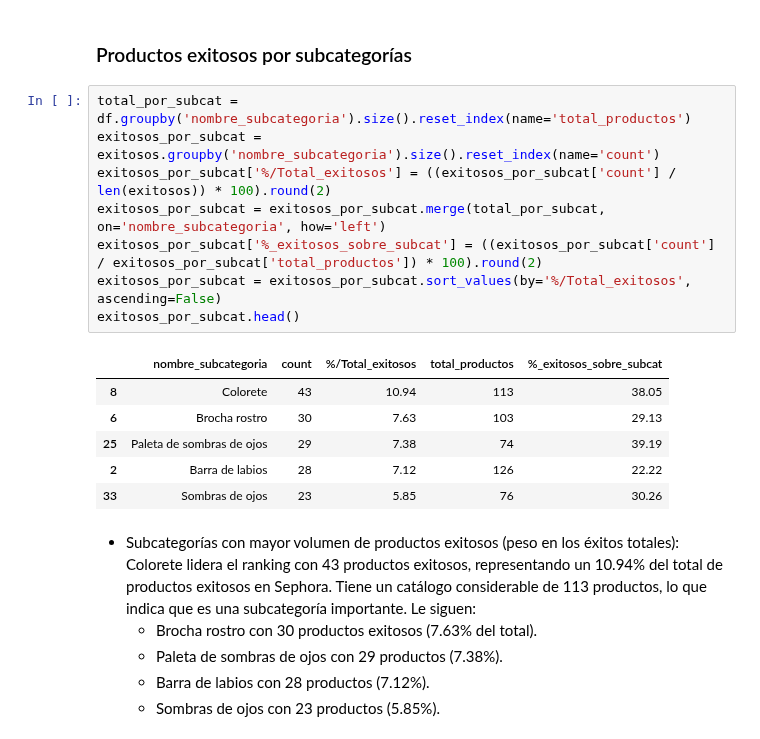
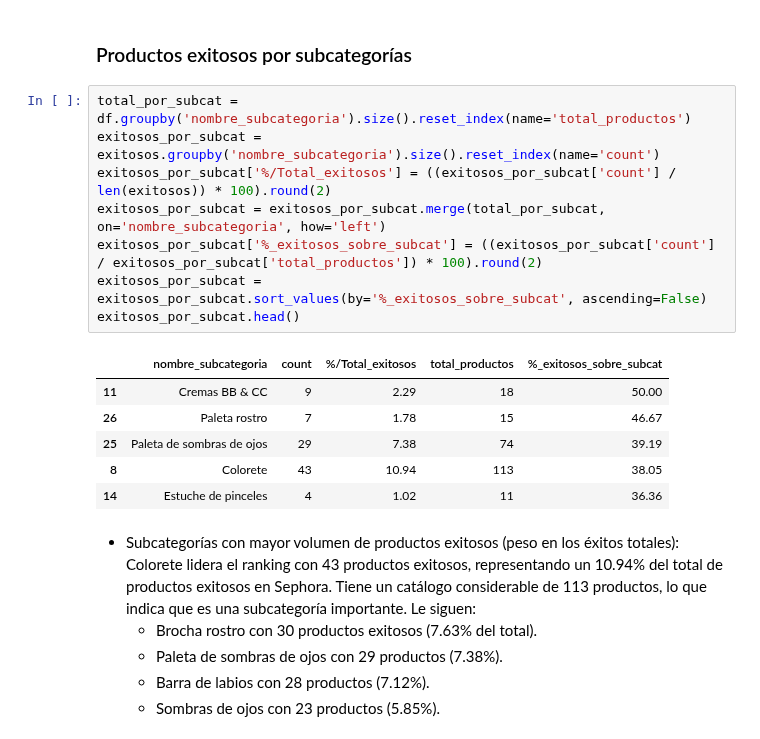
Before and after one commit to raquelscv/proyecto_final_sephora, a Jupyter notebook: eda.ipynb, the cells around one changed output. Saved outputs shown, nothing was run; the diff lists cells and outputs as text.

```diff
--- a/eda.ipynb
+++ b/eda.ipynb
@@ -517,18 +517,18 @@ exitosos_por_cat.head(5)
 # %%
 total_por_subcat = df.groupby('nombre_subcategoria').size().reset_index(name='total_productos')
 exitosos_por_subcat = exitosos.groupby('nombre_subcategoria').size().reset_index(name='count')
 exitosos_por_subcat['%/Total_exitosos'] = ((exitosos_por_subcat['count'] / len(exitosos)) * 100).round(2)
 exitosos_por_subcat = exitosos_por_subcat.merge(total_por_subcat, on='nombre_subcategoria', how='left')
 exitosos_por_subcat['%_exitosos_sobre_subcat'] = ((exitosos_por_subcat['count'] / exitosos_por_subcat['total_productos']) * 100).round(2)
-exitosos_por_subcat = exitosos_por_subcat.sort_values(by='%/Total_exitosos', ascending=False)
+exitosos_por_subcat = exitosos_por_subcat.sort_values(by='%_exitosos_sobre_subcat', ascending=False)
 exitosos_por_subcat.head()
 # %% [output]
 |  | nombre_subcategoria | count | %/Total_exitosos | total_productos | %_exitosos_sobre_subcat |
+| 11 | Cremas BB & CC | 9 | 2.29 | 18 | 50.00 |
+| 26 | Paleta rostro | 7 | 1.78 | 15 | 46.67 |
+| 25 | Paleta de sombras de ojos | 29 | 7.38 | 74 | 39.19 |
 | 8 | Colorete | 43 | 10.94 | 113 | 38.05 |
-| 6 | Brocha rostro | 30 | 7.63 | 103 | 29.13 |
-| 25 | Paleta de sombras de ojos | 29 | 7.38 | 74 | 39.19 |
-| 2 | Barra de labios | 28 | 7.12 | 126 | 22.22 |
-| 33 | Sombras de ojos | 23 | 5.85 | 76 | 30.26 |
+| 14 | Estuche de pinceles | 4 | 1.02 | 11 | 36.36 |
 # %% [markdown]
 - Subcategorías con mayor volumen de productos exitosos (peso en los éxitos totales): Colorete lidera el ranking con 43 productos exitosos, representando un 10.94% del total de productos exitosos en Sephora. Tiene un catálogo considerable de 113 productos, lo que indica que es una subcategoría importante. Le siguen:
     - Brocha rostro con 30 productos exitosos (7.63% del total).
```
Also changed, not shown: parts of 2 cells of this notebook, 8 other files.
